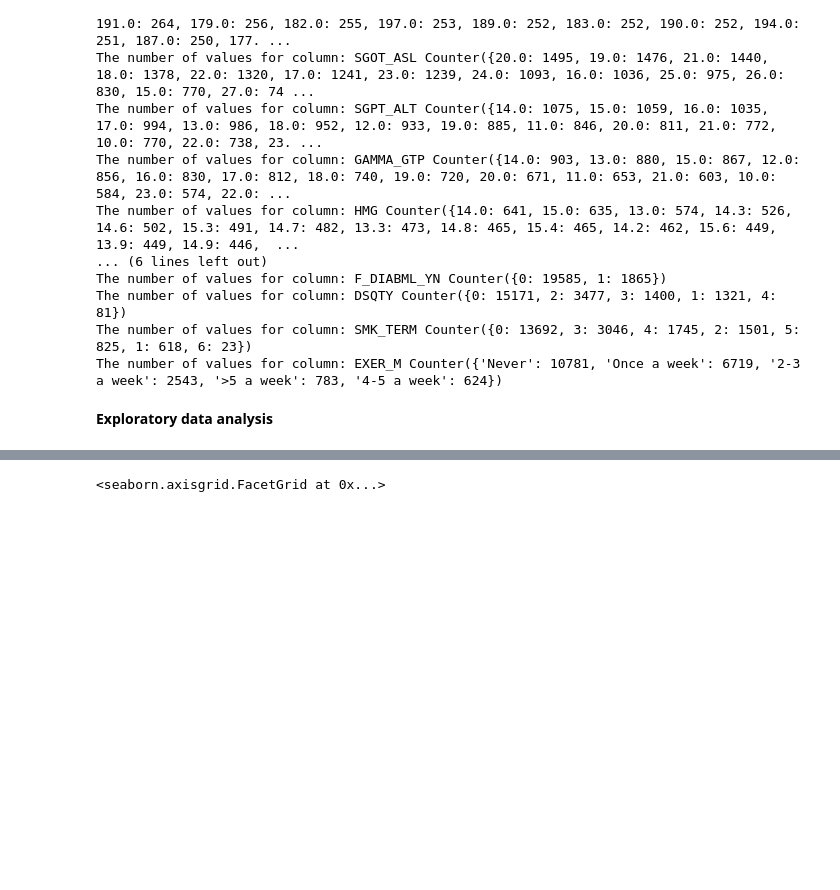
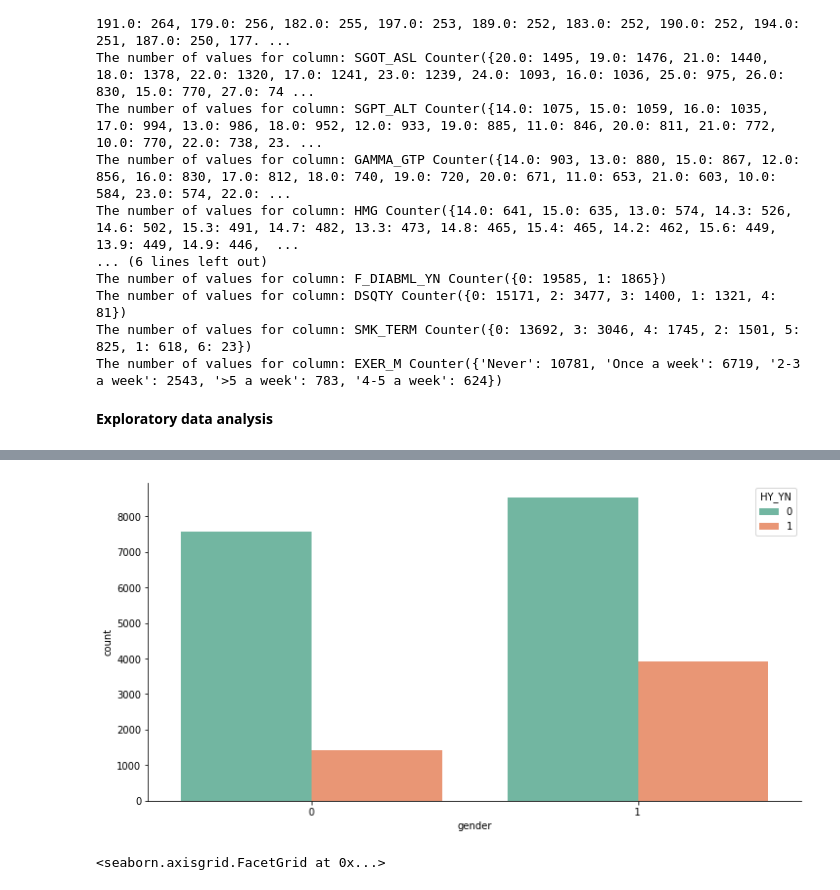
Before and after one commit to istiaqahmedfahim/restart_2022, a Jupyter notebook: Stacking.ipynb, the cells around one changed output, grey strips where cells are left out. Drawn from its saved outputs; the diff is of its cells as text; code cells hidden in the pictures; blank space fills up the shorter version.

```diff
--- a/Stacking.ipynb
+++ b/Stacking.ipynb
@@ -299,3 +320,9 @@ The number of values for column: EXER_M Counter({'Never': 10781, 'Once a week':
+# %%
+plt.figure(figsize=(12, 6))
+sns.countplot(data=dataset, x="gender", hue="HY_YN",palette="Set2");
+sns.despine(top=True, right=True)
+# %% [output]
+[figure, added]
 # %%
 #Showing the relation between number of days exercising in a week & chance of hypertention
 sns.catplot(y="EXER_M", hue="HY_YN", kind="count",
```
Also changed, not shown: parts of 2 cells of this notebook.
